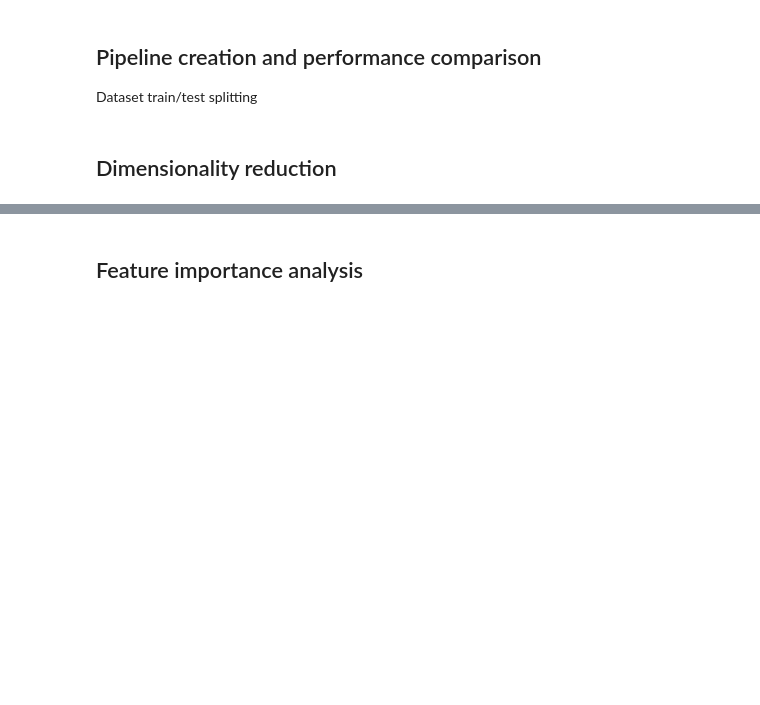
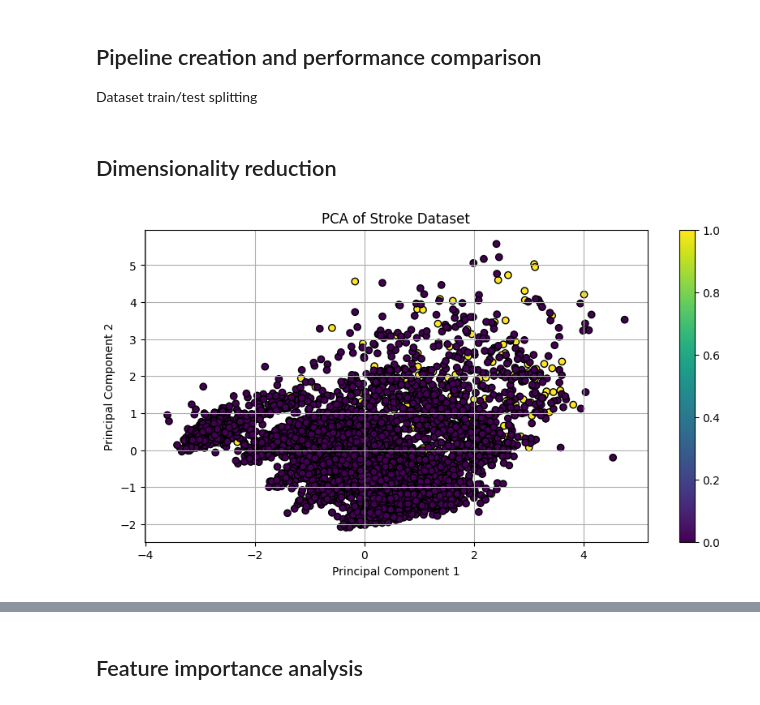
Before and after one commit to kevinwjin/cpsc581, a Jupyter notebook: kevin.ipynb, the cells around one changed output, grey strips where cells are left out. Cells and saved outputs as stored; diff of their text form; code cells hidden in the pictures; blank space fills up the shorter version.

```diff
--- a/kevin.ipynb
+++ b/kevin.ipynb
@@ -50 +83,4 @@ data_svc.drop('id', axis=1, inplace=True)  # Drop the id column
+# %%
+# Drop the id column
+data.drop('id', axis=1, inplace=True)
 # %% [markdown]
@@ -176,0 +328,5 @@ Numerical columns: ['age', 'hypertension', 'heart_disease', 'avg_glucose_level',
+# %%
+# Split the data into features and target
+X = data.drop('stroke', axis=1)
+y = data['stroke']
+X.shape, y.shape
@@ -274,23 +338,2 @@ Finally, we scale our features by standardizing our data to prevent any feature
-# %%
-# Standardize the numerical features only since the categorical features have been one-hot encoded
-
-# Select the numerical columns
-numerical_cols = ['age', 'avg_glucose_level', 'bmi']
-
-# Define features and target variable
-X = data_svc[numerical_cols]  # Features
-y = data_svc['stroke']  # Target variable
-
-# Separate the data into training and testing sets
-X_train, X_test, y_train, y_test = train_test_split(X, y, test_size=0.2, random_state=42)
-
-# Initialize the StandardScaler
-scaler = StandardScaler()
-
-# Fit the scaler on the training data
-scaler.fit(X_train)
-
-X_train_scaled = scaler.transform(X_train)
-X_test_scaled = scaler.transform(X_test)
 # %% [markdown]
 Our dataset is now ready for modeling.
@@ -302,3 +390,21 @@ Our dataset is now ready for modeling.
 Dataset train/test splitting
 # %% [markdown]
 ## Dimensionality reduction
+# %%
+# Initialize PCA
+pca = PCA(n_components=2)  # Number of components: 2
+
+# Fit and transform the data
+X_pca = pca.fit_transform(X)
+
+# Plot the data points in the new 2D space
+plt.figure(figsize=(10, 5))
+plt.scatter(X_pca[:, 0], X_pca[:, 1], c=y, cmap='viridis', edgecolor='k')
+plt.xlabel('Principal Component 1')
+plt.ylabel('Principal Component 2')
+plt.title('PCA of Stroke Dataset')
+plt.grid(True)
+plt.colorbar()
+plt.show()
+# %% [output]
+[figure, added]
```
Also changed, not shown: parts of 52 cells of this notebook.
